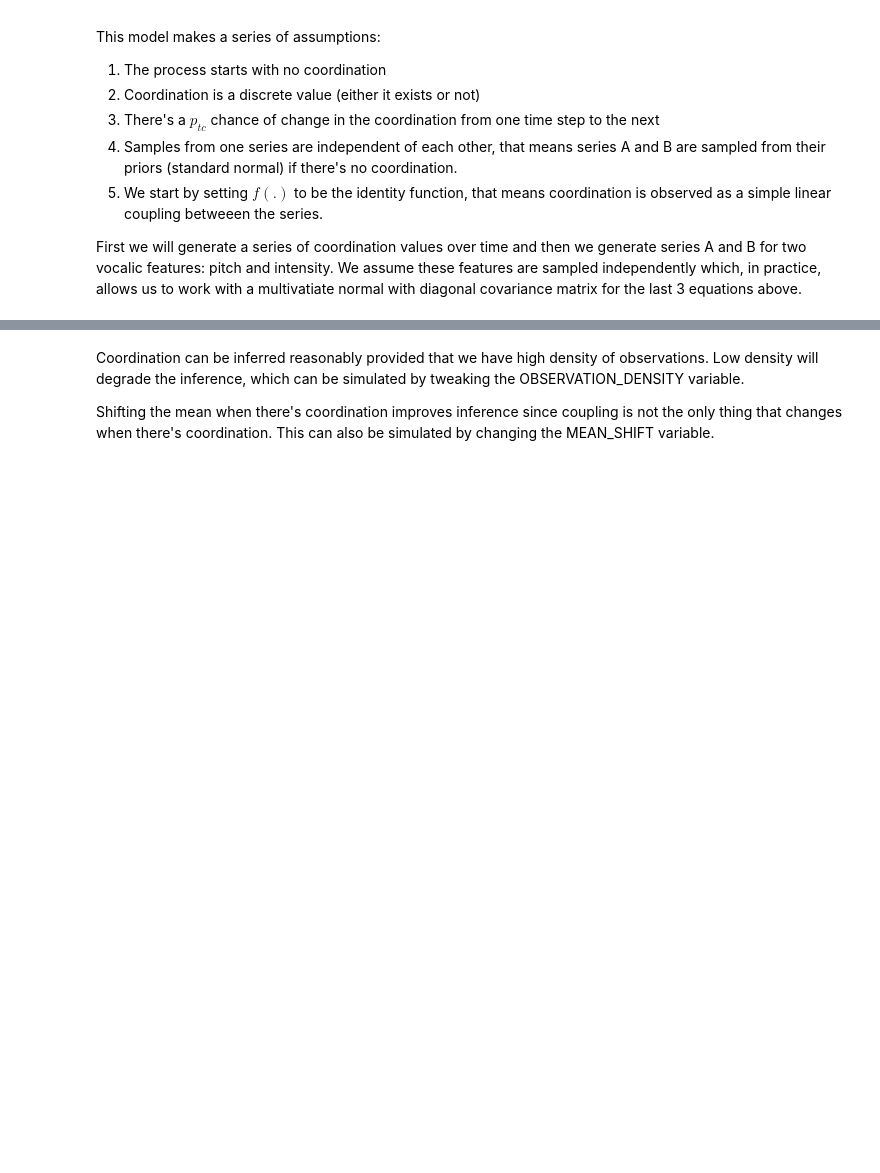
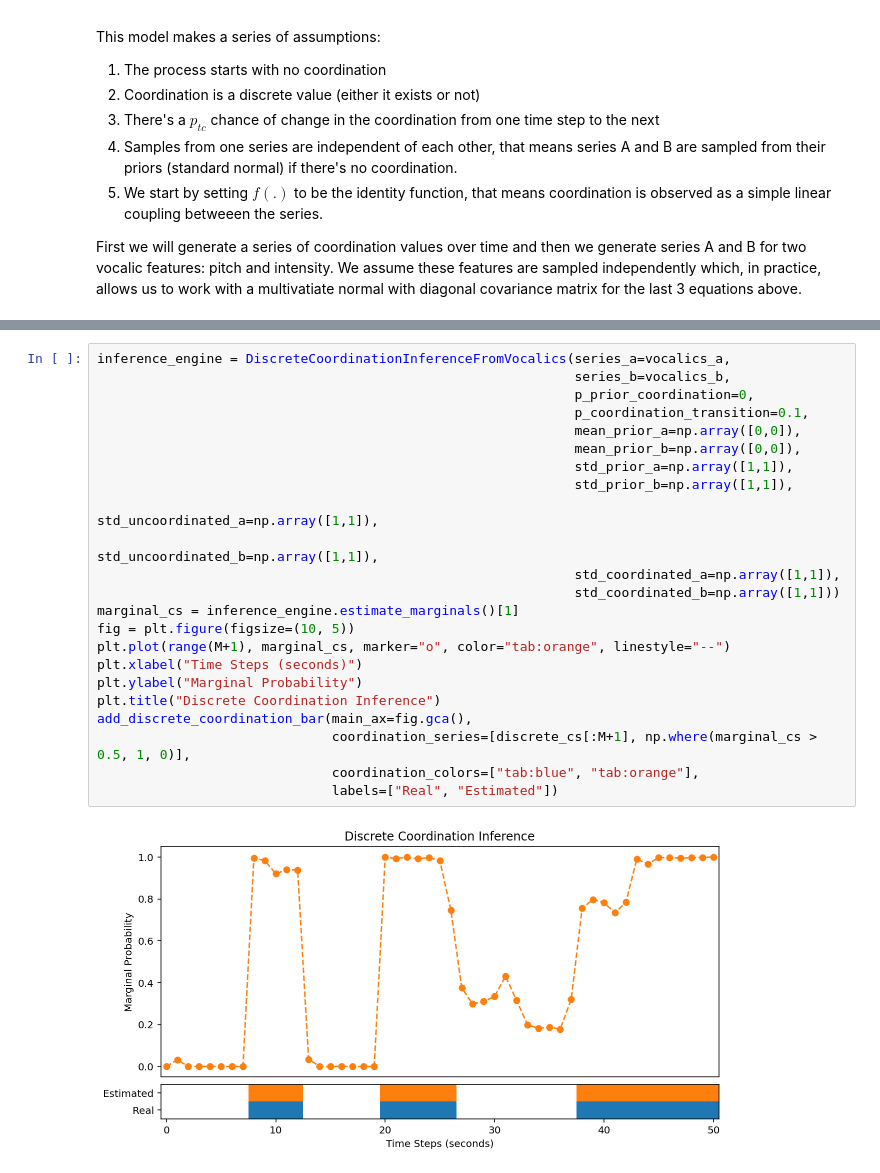
Before and after one commit to paulosoaresua/tomcat-coordination_analysis, a Jupyter notebook: notebooks/Coordination Model - Vocalics Component (Hard Coupling).ipynb, the cells around one changed output, grey strips where cells are left out. Cells and saved outputs as stored; diff of their text form; blank space fills up the shorter version.

```diff
--- a/notebooks/Coordination Model - Vocalics Component (Hard Coupling).ipynb
+++ b/notebooks/Coordination Model - Vocalics Component (Hard Coupling).ipynb
@@ -127,4 +149,25 @@ plot_coordination(discrete_cs)
-# %% [markdown]
-Coordination can be inferred reasonably provided that we have high density of observations. Low density will degrade the inference, which can be simulated by tweaking the OBSERVATION_DENSITY variable.
-
-Shifting the mean when there's coordination improves inference since coupling is not the only thing that changes when there's coordination. This can also be simulated by changing the MEAN_SHIFT variable.
+# %%
+inference_engine = DiscreteCoordinationInferenceFromVocalics(series_a=vocalics_a,
+                                                             series_b=vocalics_b,
+                                                             p_prior_coordination=0,
+                                                             p_coordination_transition=0.1,
+                                                             mean_prior_a=np.array([0,0]),
+                                                             mean_prior_b=np.array([0,0]),
+                                                             std_prior_a=np.array([1,1]),
+                                                             std_prior_b=np.array([1,1]),
+                                                             std_uncoordinated_a=np.array([1,1]),
+                                                             std_uncoordinated_b=np.array([1,1]),
+                                                             std_coordinated_a=np.array([1,1]),
+                                                             std_coordinated_b=np.array([1,1]))
+marginal_cs = inference_engine.estimate_marginals()[1]
+fig = plt.figure(figsize=(10, 5))
+plt.plot(range(M+1), marginal_cs, marker="o", color="tab:orange", linestyle="--")
+plt.xlabel("Time Steps (seconds)")
+plt.ylabel("Marginal Probability")
+plt.title("Discrete Coordination Inference")
+add_discrete_coordination_bar(main_ax=fig.gca(),
+                              coordination_series=[discrete_cs[:M+1], np.where(marginal_cs > 0.5, 1, 0)],
+                              coordination_colors=["tab:blue", "tab:orange"],
+                              labels=["Real", "Estimated"])
+# %% [output]
+[figure, added]
```
Also changed, not shown: parts of 11 cells of this notebook, 8 other files.
